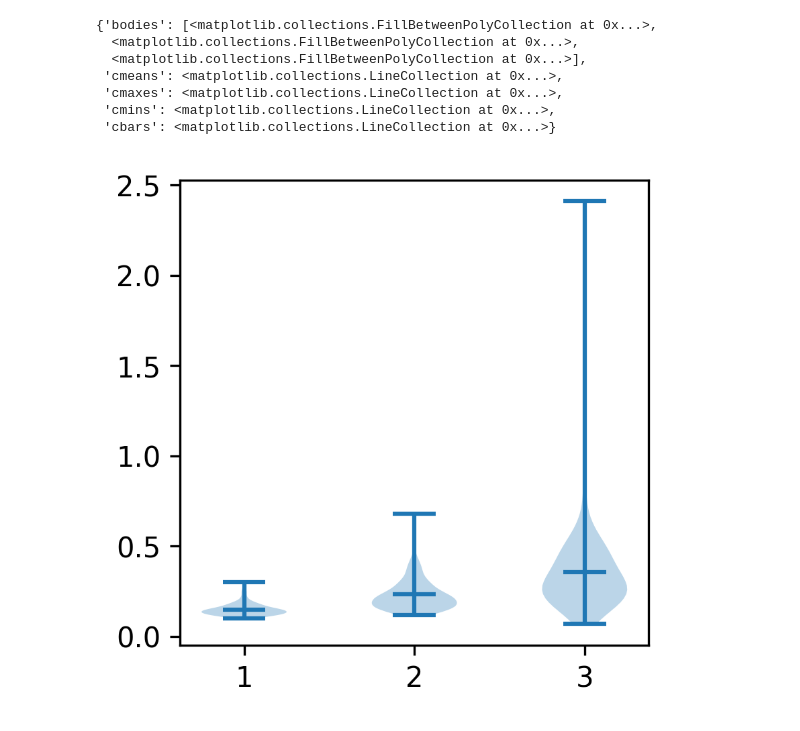
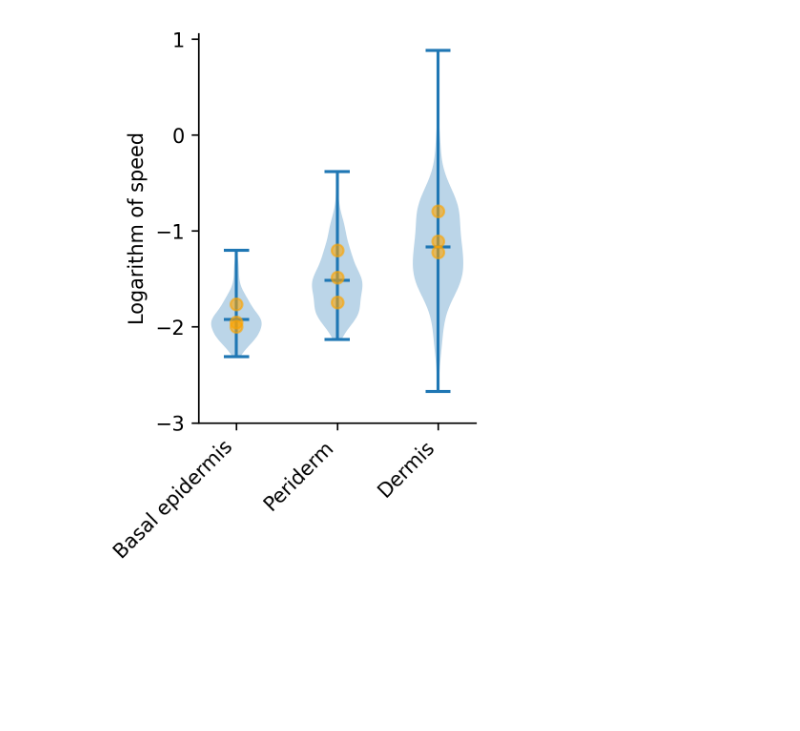
Before and after one commit to rzhou-space/PIV_analysis_headon_data, a Jupyter notebook: Code(cleaned)/cell_tracking_figure_1/manuel_track_analysis.ipynb, the cells around one changed output. Saved outputs shown, nothing was run; the diff lists cells and outputs as text; code cells hidden in the pictures; blank space fills up the shorter version.

```diff
--- a/Code(cleaned)/cell_tracking_figure_1/manuel_track_analysis.ipynb
+++ b/Code(cleaned)/cell_tracking_figure_1/manuel_track_analysis.ipynb
@@ -130,18 +166,38 @@ dermis_df = summary_track_information_in_one_dataframe(dermis_df_list, 10, 0.69)
 # %%
-# Plot the speed and persistence data as violin plots, grouped by cell types.
+# Plot the speed datasets as violoin plots, grouped by cell types.
+# For a better illustration of the difference in small values, applied logarithmic on y axis.
 
-plt.figure(figsize=(3,3), dpi=300)
-plt.violinplot([epidermis_df["Speed"], periderm_df["Speed"], dermis_df["Speed"]], showmeans=True) #, showextrema=False)
+fig = plt.figure(figsize=(2.5,4), dpi=300)
 
-# Could try the log of your scale.
+# Violin plot with log on y-scale to visualise the difference in small values better.
+plt.violinplot([np.log(epidermis_df["Speed"]), np.log(periderm_df["Speed"]), np.log(dermis_df["Speed"])], showmeans=True) #, showextrema=False)
+
 # Add the mean of each single dataset.
+# For epidermis data set.
+plt.scatter([1]*3, [np.log(np.mean(epidermis_df.loc[epidermis_df["Image_ID"]=="Cell cycle chicken video 1 epidermis.tif", "Speed"])),
+                    np.log(np.mean(epidermis_df.loc[epidermis_df["Image_ID"]=="Cell cycle chicken video 2 epidermis.tif", "Speed"])),
+                    np.log(np.mean(epidermis_df.loc[epidermis_df["Image_ID"]=="Cell cycle chicken video 3 epidermis.tif", "Speed"]))],
+            color="orange", alpha=0.6, zorder=2)
+# For periderm data set.
+plt.scatter([2]*3, [np.log(np.mean(periderm_df.loc[periderm_df["Image_ID"]=="Fucci Chicken video 1 periderm projection.tif", "Speed"])),
+                    np.log(np.mean(periderm_df.loc[periderm_df["Image_ID"]=="Fucci Chicken video 2 periderm projection.tif", "Speed"])),
+                    np.log(np.mean(periderm_df.loc[periderm_df["Image_ID"]=="Fucci Chicken video 3 periderm projection.tif", "Speed"]))],
+            color="orange", alpha=0.6, zorder=2)
+# For dermis data set.
+plt.scatter([3]*3, [np.log(np.mean(dermis_df.loc[dermis_df["Image_ID"]=="Cell cycle chicken condensate 1 slice 3.tif", "Speed"])),
+                    np.log(np.mean(dermis_df.loc[dermis_df["Image_ID"]=="Cell cycle chicken condensate 2 slice 5.tif", "Speed"])),
+                    np.log(np.mean(dermis_df.loc[dermis_df["Image_ID"]=="Cell cycle chicken condensate 3 slice 4.tif", "Speed"]))],
+            color="orange", alpha=0.6, zorder=2)
+
+# Customize the plot.
+plt.xticks([1, 2, 3], ["Basal epidermis", "Periderm", "Dermis"])  # Label each part
+fig.autofmt_xdate(rotation=45)
+plt.yticks([-3, -2, -1, 0, 1 ])
+# Hide the right and top spines
+ax = plt.gca()
+ax.spines[['right', 'top']].set_visible(False)
+plt.ylabel("Logarithm of speed") # Speed unit (μm/min).
+plt.savefig("log_speed_figure_1.svg", format="svg")
 # %% [output]
-{'bodies': [<matplotlib.collections.FillBetweenPolyCollection at 0x...>,
-  <matplotlib.collections.FillBetweenPolyCollection at 0x...>,
-  <matplotlib.collections.FillBetweenPolyCollection at 0x...>],
- 'cmeans': <matplotlib.collections.LineCollection at 0x...>,
- 'cmaxes': <matplotlib.collections.LineCollection at 0x...>,
- 'cmins': <matplotlib.collections.LineCollection at 0x...>,
- 'cbars': <matplotlib.collections.LineCollection at 0x...>}
-[figure, old version]
+[figure, new version]
 # %%
```
Also changed, not shown: parts of 2 cells of this notebook.
